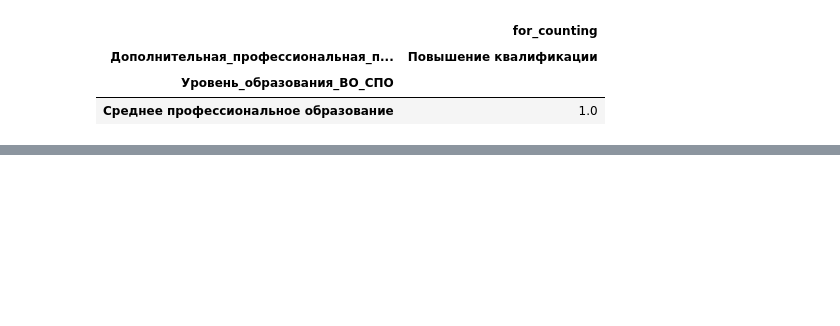
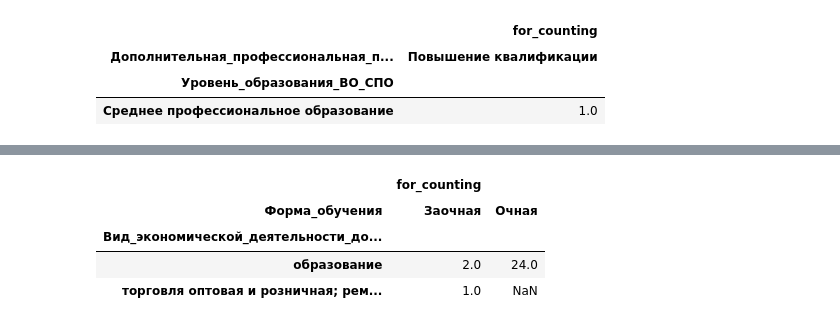
Before and after one commit to t0r1n88/Lindy, a Jupyter notebook: report_1PK.ipynb, the cells around one changed output, grey strips where cells are left out. Saved outputs shown, nothing was run; the diff lists cells and outputs as text; code cells hidden in the pictures; blank space fills up the shorter version.

```diff
--- a/report_1PK.ipynb
+++ b/report_1PK.ipynb
@@ -901,0 +1049,14 @@ wb['Раздел 2.1'].column_dimensions['F'].width = 30
+# %%
+# Считаем слушателей по форме обучения
+df_2_3_1_forma_obuch = pd.pivot_table(df_2_3_1,index=['Вид_экономической_деятельности_дополнительной_профессиональной_программы'],
+                                     columns=['Форма_обучения'],
+                                     values=['for_counting'],
+                                      aggfunc='sum')
+# %%
+df_2_3_1_forma_obuch
+# %% [output]
+|  | for_counting |  |
+| Форма_обучения | Заочная | Очная |
+| Вид_экономической_деятельности_до... |  |  |
+| образование | 2.0 | 24.0 |
+| торговля оптовая и розничная; рем... | 1.0 | NaN |
```
Also changed, not shown: parts of 35 cells of this notebook.
